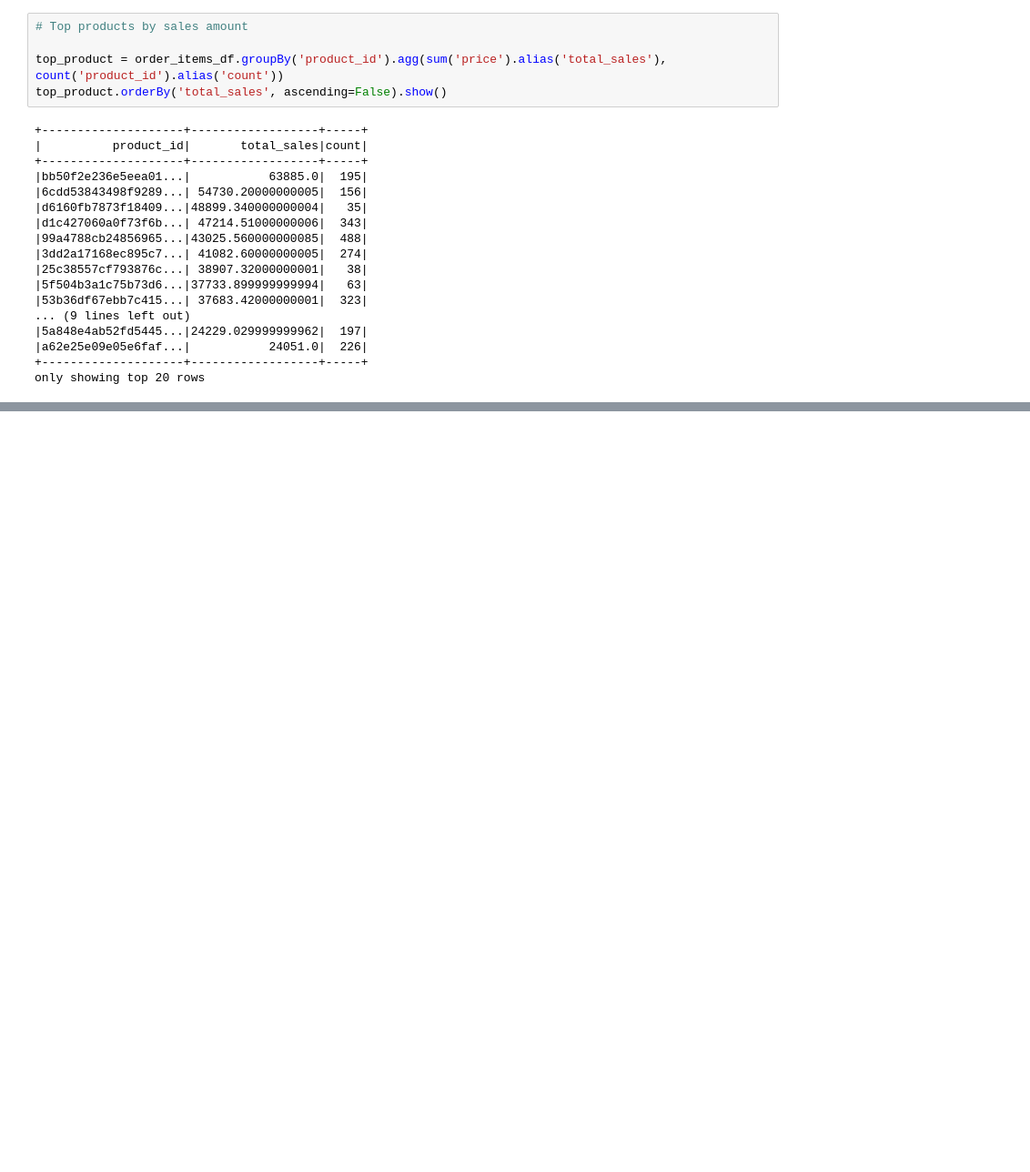
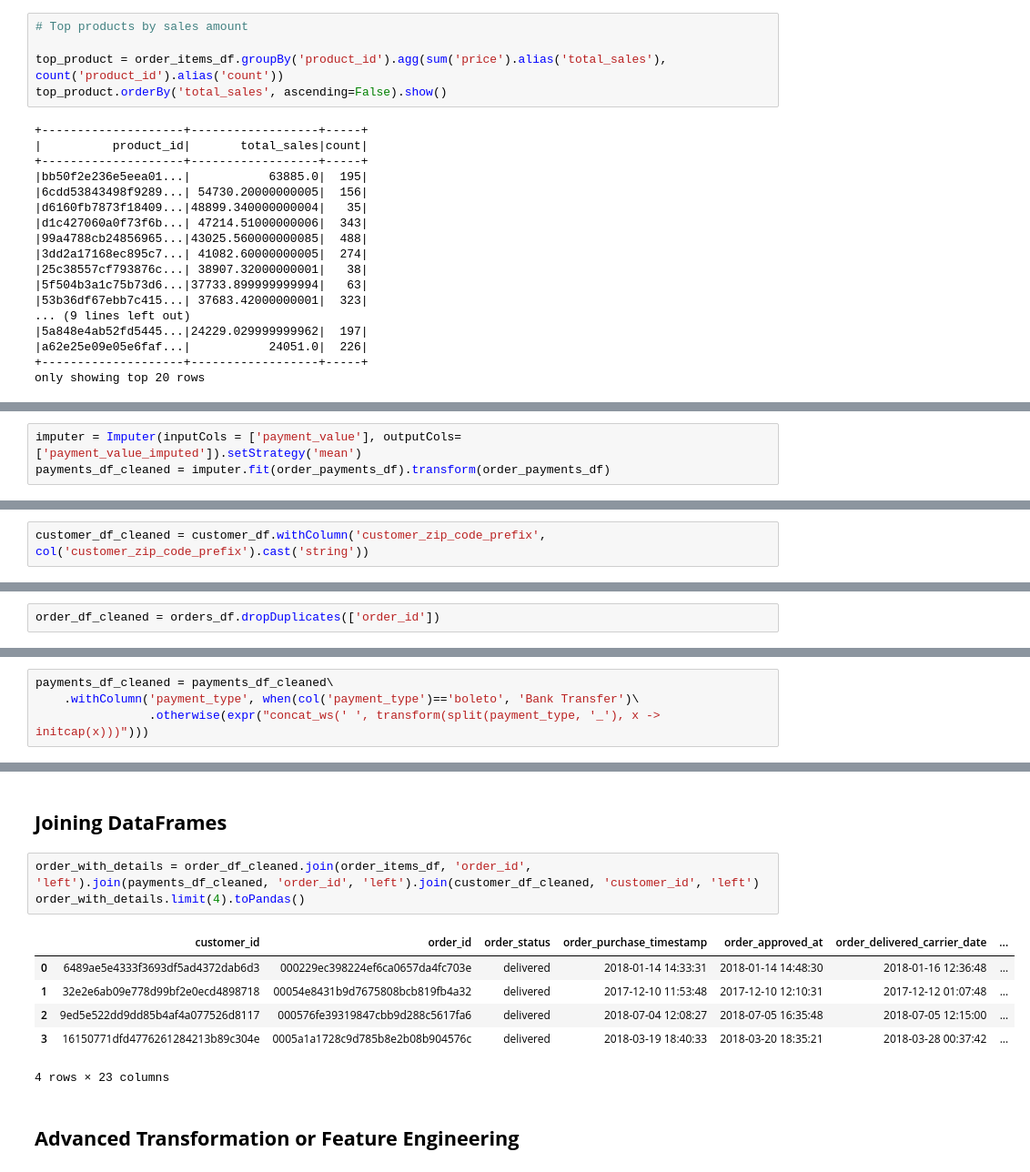
Before and after one commit to DHANA5982/Big_Data_Engineering_Azure_GCP_AWS, a Jupyter notebook: Olist E-Commerce Data Analysis.ipynb, the cells around one changed output, grey strips where cells are left out. Shown: that part at 91% size. Drawn from its saved outputs; the diff is of its cells as text; blank space fills up the shorter version.

```diff
--- a/Olist E-Commerce Data Analysis.ipynb
+++ b/Olist E-Commerce Data Analysis.ipynb
@@ -330,0 +419,3 @@ only showing top 20 rows
+# %%
+imputer = Imputer(inputCols = ['payment_value'], outputCols=['payment_value_imputed']).setStrategy('mean')
+payments_df_cleaned = imputer.fit(order_payments_df).transform(order_payments_df)
@@ -330,0 +455,2 @@ only showing top 20 rows
+# %%
+customer_df_cleaned = customer_df.withColumn('customer_zip_code_prefix', col('customer_zip_code_prefix').cast('string'))
@@ -330,0 +487,2 @@ only showing top 20 rows
+# %%
+order_df_cleaned = orders_df.dropDuplicates(['order_id'])
@@ -330,0 +498,4 @@ only showing top 20 rows
+# %%
+payments_df_cleaned = payments_df_cleaned\
+    .withColumn('payment_type', when(col('payment_type')=='boleto', 'Bank Transfer')\
+                .otherwise(expr("concat_ws(' ', transform(split(payment_type, '_'), x -> initcap(x)))")))
@@ -330,0 +520,14 @@ only showing top 20 rows
+# %% [markdown]
+## **Joining DataFrames**
+# %%
+order_with_details = order_df_cleaned.join(order_items_df, 'order_id', 'left').join(payments_df_cleaned, 'order_id', 'left').join(customer_df_cleaned, 'customer_id', 'left')
+order_with_details.limit(4).toPandas()
+# %% [output]
+|  | customer_id | order_id | order_status | order_purchase_timestamp | order_approved_at | order_delivered_carrier_date | ... |
+| 0 | 6489ae5e4333f3693df5ad4372dab6d3 | 000229ec398224ef6ca0657da4fc703e | delivered | 2018-01-14 14:33:31 | 2018-01-14 14:48:30 | 2018-01-16 12:36:48 | ... |
+| 1 | 32e2e6ab09e778d99bf2e0ecd4898718 | 00054e8431b9d7675808bcb819fb4a32 | delivered | 2017-12-10 11:53:48 | 2017-12-10 12:10:31 | 2017-12-12 01:07:48 | ... |
+| 2 | 9ed5e522dd9dd85b4af4a077526d8117 | 000576fe39319847cbb9d288c5617fa6 | delivered | 2018-07-04 12:08:27 | 2018-07-05 16:35:48 | 2018-07-05 12:15:00 | ... |
+| 3 | 16150771dfd4776261284213b89c304e | 0005a1a1728c9d785b8e2b08b904576c | delivered | 2018-03-19 18:40:33 | 2018-03-20 18:35:21 | 2018-03-28 00:37:42 | ... |
+4 rows × 23 columns
+# %% [markdown]
+## **Advanced Transformation or Feature Engineering**
```
Also changed, not shown: parts of 41 cells of this notebook.
